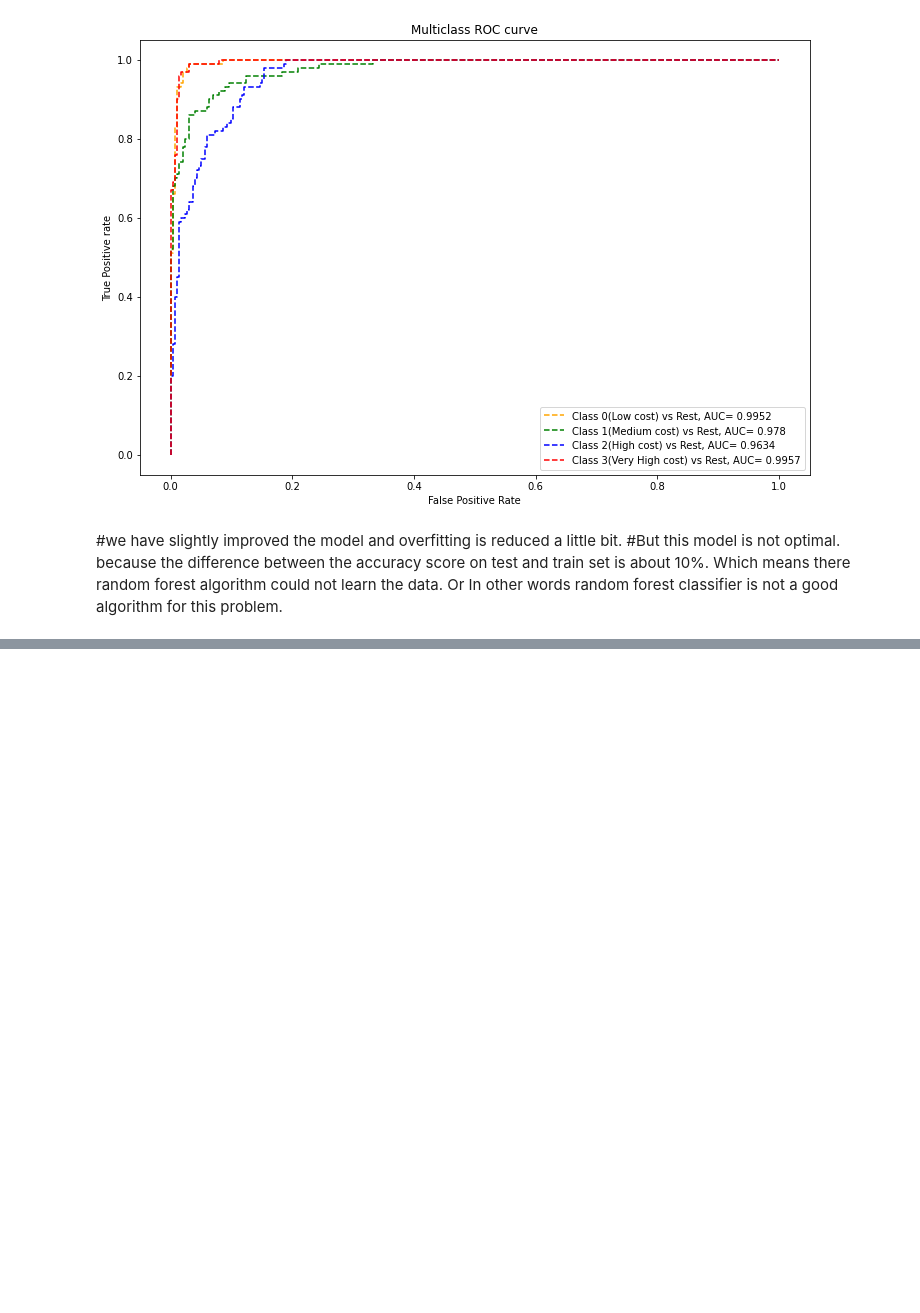
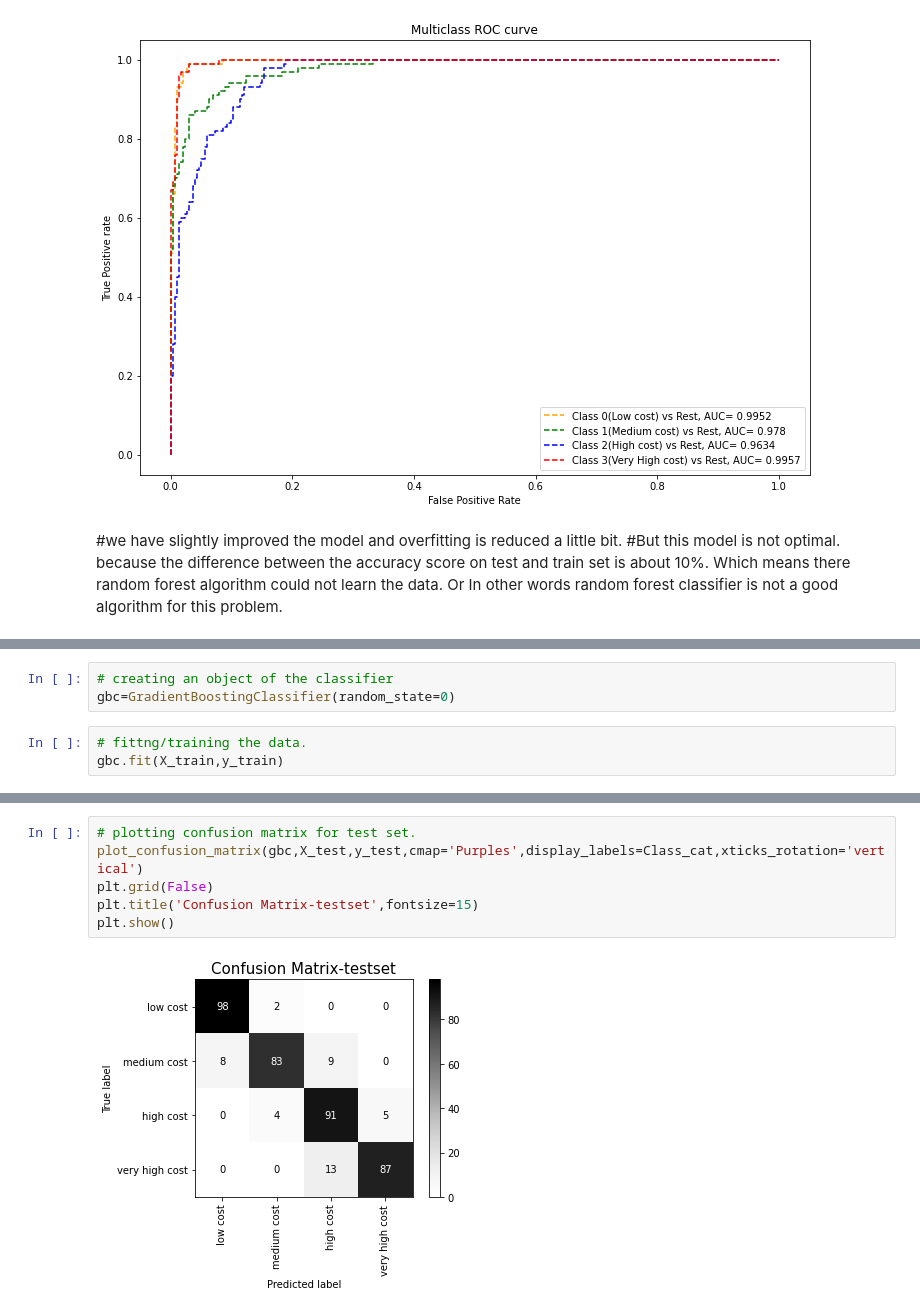
Before and after one commit to Lovejeet-Singh-31/Mobile-Price-Range-Prediction, a Jupyter notebook: Mobile_Price_Range_Prediction.ipynb, the cells around one changed output, grey strips where cells are left out. Drawn from its saved outputs; the diff is of its cells as text; blank space fills up the shorter version.

```diff
--- a/Mobile_Price_Range_Prediction.ipynb
+++ b/Mobile_Price_Range_Prediction.ipynb
@@ -1269,0 +1270,6 @@ performance_df=pd.DataFrame(dict1,index=[1])
+# %%
+# creating an object of the classifier
+gbc=GradientBoostingClassifier(random_state=0)
+# %%
+# fittng/training the data.
+gbc.fit(X_train,y_train)
@@ -1269,0 +1301,8 @@ performance_df=pd.DataFrame(dict1,index=[1])
+# %%
+# plotting confusion matrix for test set.
+plot_confusion_matrix(gbc,X_test,y_test,cmap='Purples',display_labels=Class_cat,xticks_rotation='vertical')
+plt.grid(False)
+plt.title('Confusion Matrix-testset',fontsize=15)
+plt.show()
+# %% [output]
+[figure, added]
```
Also changed, not shown: parts of 121 cells of this notebook.
